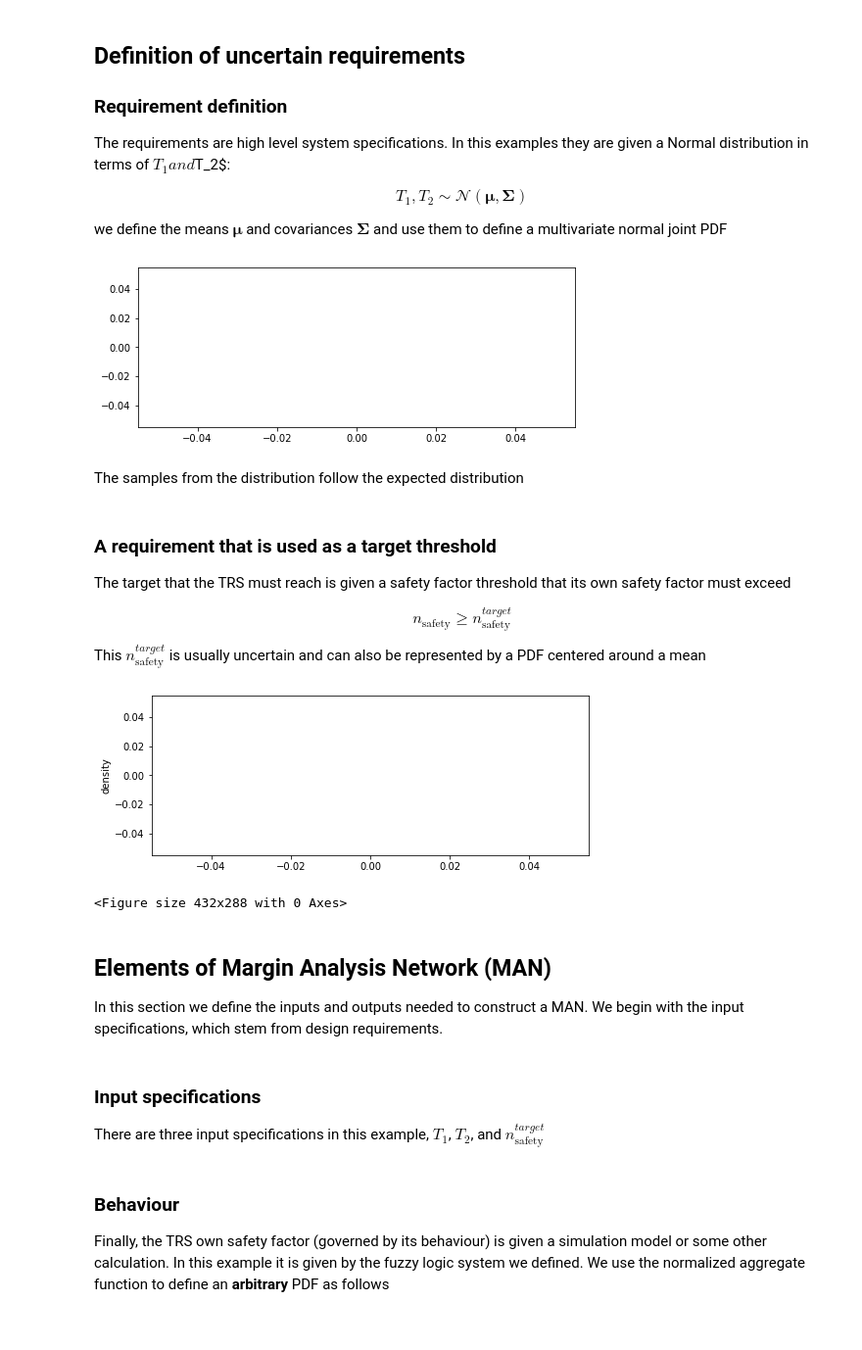
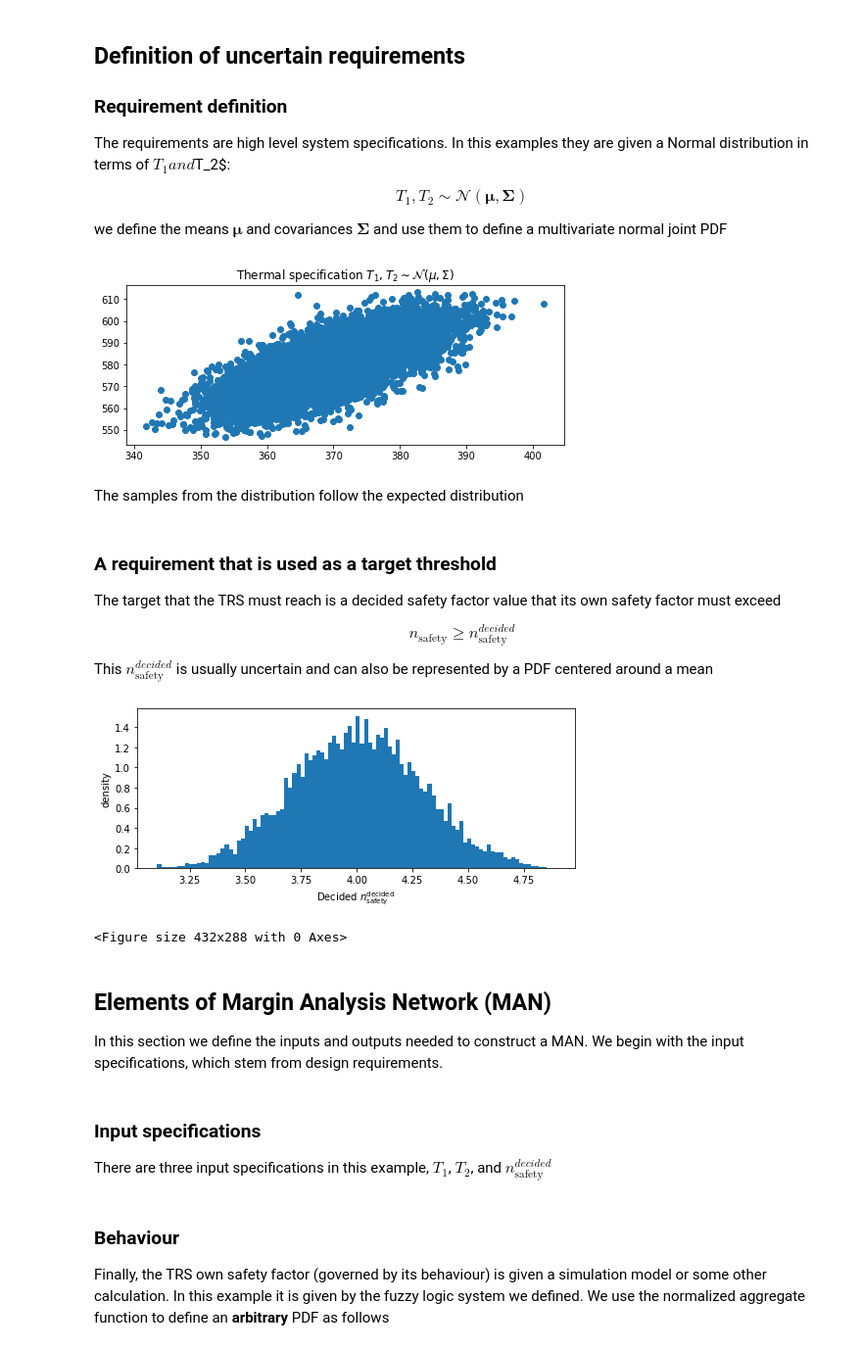
Before and after one commit to sed-group/mvmlib, a Jupyter notebook: docs/source/notebooks/TRS_example.ipynb, the cells around one changed output. Shown: that part at 98% size. Cells and saved outputs as stored; diff of their text form; code cells hidden in the pictures.

```diff
--- a/docs/source/notebooks/TRS_example.ipynb
+++ b/docs/source/notebooks/TRS_example.ipynb
@@ -183,36 +183,41 @@ we define the means $\boldsymbol{\mu}$ and covariances $\boldsymbol{\Sigma}$ and
 # %%
 from dmLib import gaussianFunc # Import the Gaussian distribution class
 
-# Requirement specifications
+# Requirement specifications for T1, T2
 mu = np.array([370,580])
 Sigma = np.array([
     [50, 25],
     [75, 100],
     ])
-Requirement = gaussianFunc(mu, Sigma, 'thermal_requirement')
-Requirement.view()
+Requirement = gaussianFunc(mu, Sigma, 'R1')
+Requirement(10000)
+Requirement.view(xlabel='Thermal specification $T_1,T_2 \
+    \sim \mathcal{N}(\mu,\Sigma)$')
+Requirement.reset()
 # %% [output]
-[figure, old version]
+[figure, new version]
 # %% [markdown]
 The samples from the distribution follow the expected distribution
 # %% [markdown]
 ### A requirement that is used as a target threshold
 
-The target that the TRS must reach is given a safety factor threshold that its own safety factor must exceed
+The target that the TRS must reach is a decided safety factor value that its own safety factor must exceed
 
 $$
-n_\textrm{safety} \ge n_\textrm{safety}^{target}
+n_\textrm{safety} \ge n_\textrm{safety}^{decided}
 $$
 
-This $n_\textrm{safety}^{target}$ is usually uncertain and can also be represented by a PDF centered around a mean
+This $n_\textrm{safety}^{decided}$ is usually uncertain and can also be represented by a PDF centered around a mean
 # %%
-# Target threshold
+# for n_decided
 mu = np.array([4.0,])
 Sigma = np.array([[0.3**2,],])
-threshold = gaussianFunc(mu, Sigma, 'safety_threshold')
-threshold.view()
+decided_safety = gaussianFunc(mu, Sigma, 'T1')
+decided_safety(10000)
+decided_safety.view(xlabel='Decided $n_\mathrm{safety}^\mathrm{decided}$',savefile='Th')
+decided_safety.reset()
 # %% [output]
-[figure, old version]
+[figure, new version]
 <Figure size 432x288 with 0 Axes>
 # %% [markdown]
 ## Elements of Margin Analysis Network (MAN)
@@ -222,6 +227,6 @@ In this section we define the inputs and outputs needed to construct a MAN. We b
 from dmLib import InputSpec, Behaviour, MarginNode, MarginNetwork
 # %% [markdown]
 ### Input specifications
-There are three input specifications in this example, $T_1$, $T_2$, and $n_\textrm{safety}^{target}$
+There are three input specifications in this example, $T_1$, $T_2$, and $n_\textrm{safety}^{decided}$
 # %%
 # define input specifications
```
Also changed, not shown: parts of 6 cells of this notebook, 10 other files.
